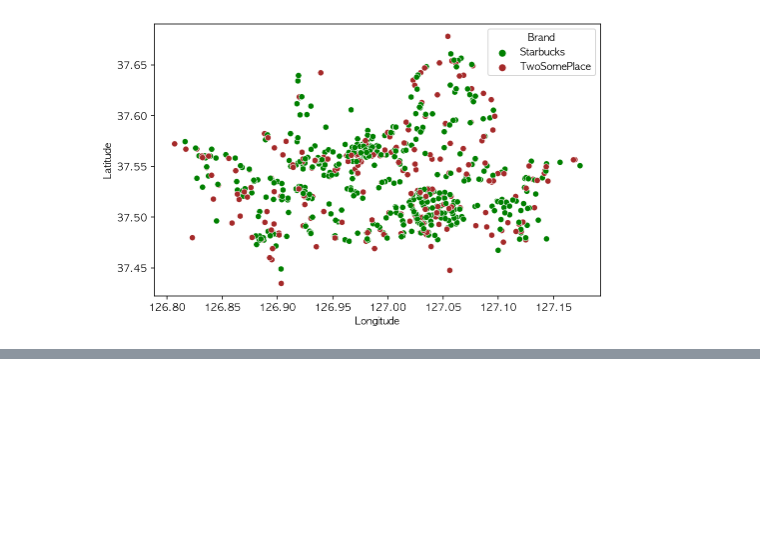
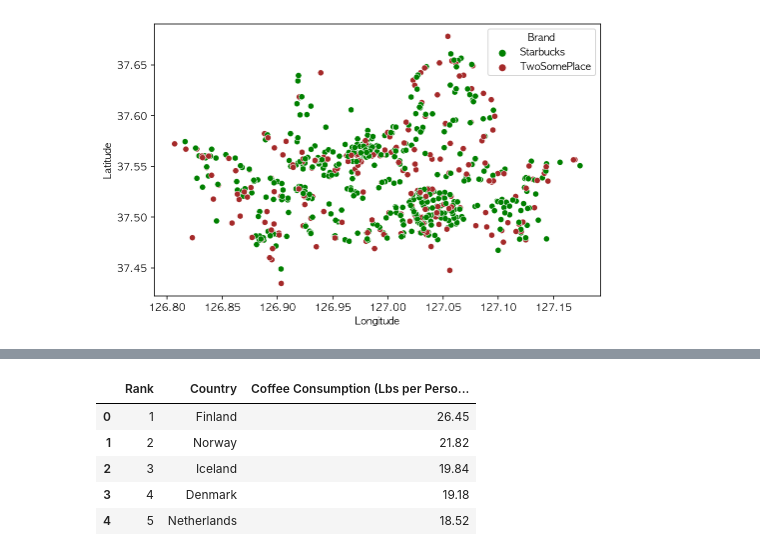
Before and after one commit to ljae/Moon, a Jupyter notebook: _ipynbs/Coffee_franchise.ipynb, the cells around one changed output, grey strips where cells are left out. Cells and saved outputs as stored; diff of their text form; code cells hidden in the pictures; blank space fills up the shorter version.

```diff
--- a/_ipynbs/Coffee_franchise.ipynb
+++ b/_ipynbs/Coffee_franchise.ipynb
@@ -84,3 +84,13 @@ for i in df_cafe.index:
 m
 # %% [output]
 [interactive output not drawn]
+# %%
+coffee = pd.read_html("https://www.worldatlas.com/articles/top-10-coffee-consuming-nations.html")
+coffee[0].head()
+# %% [output]
+|  | Rank | ﻿Country | Coffee Consumption (Lbs per Perso... |
+| 0 | 1 | Finland | 26.45 |
+| 1 | 2 | Norway | 21.82 |
+| 2 | 3 | Iceland | 19.84 |
+| 3 | 4 | Denmark | 19.18 |
+| 4 | 5 | Netherlands | 18.52 |
```
Also changed, not shown: parts of 7 cells of this notebook, 1 other file.
